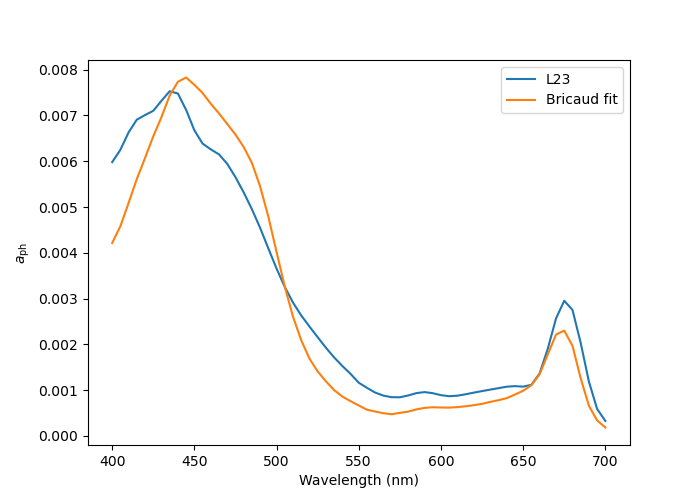
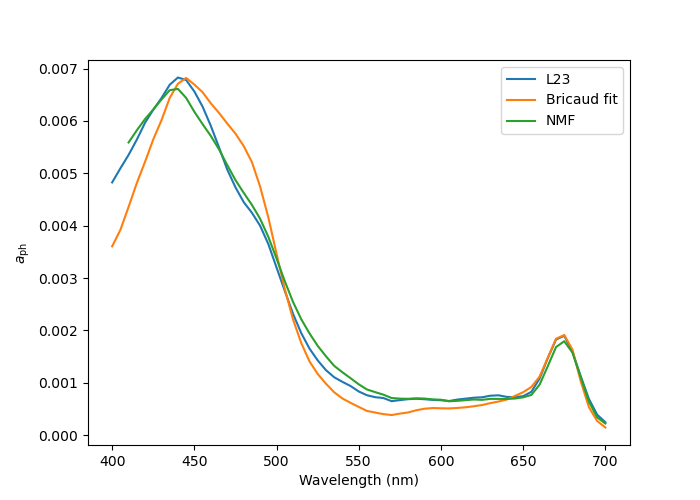
Unified diff of the notebook cell whose output changed from the first chart to the second:
--- before
+++ after
@@ -6,4 +6,5 @@
 ax.plot(fit_wave, i_aph, label='L23')
 ax.plot(fit_wave, func(fit_wave, ans[0]), label='Bricaud fit')
+ax.plot(NMF_wave, recon[idx], label='NMF')
 #
 ax.set_xlabel('Wavelength (nm)')

Commit: NMF too